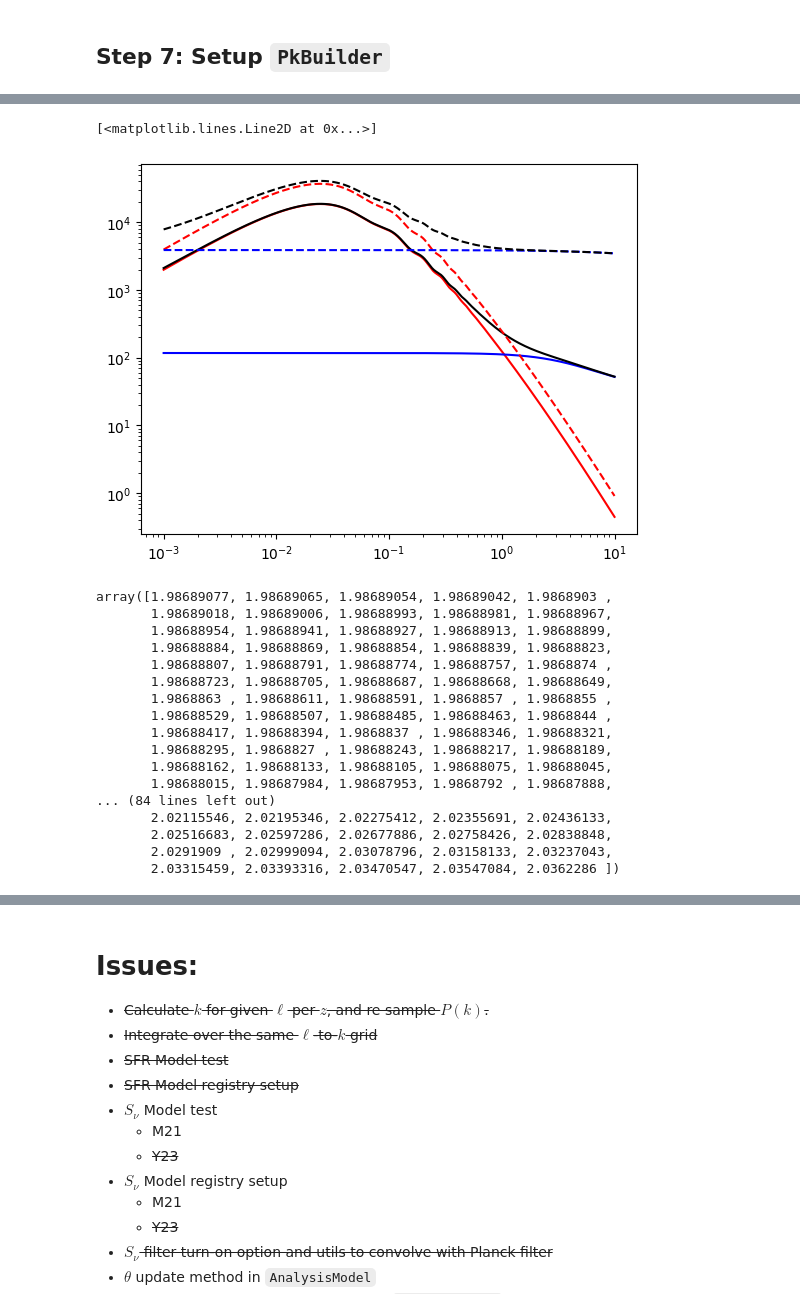
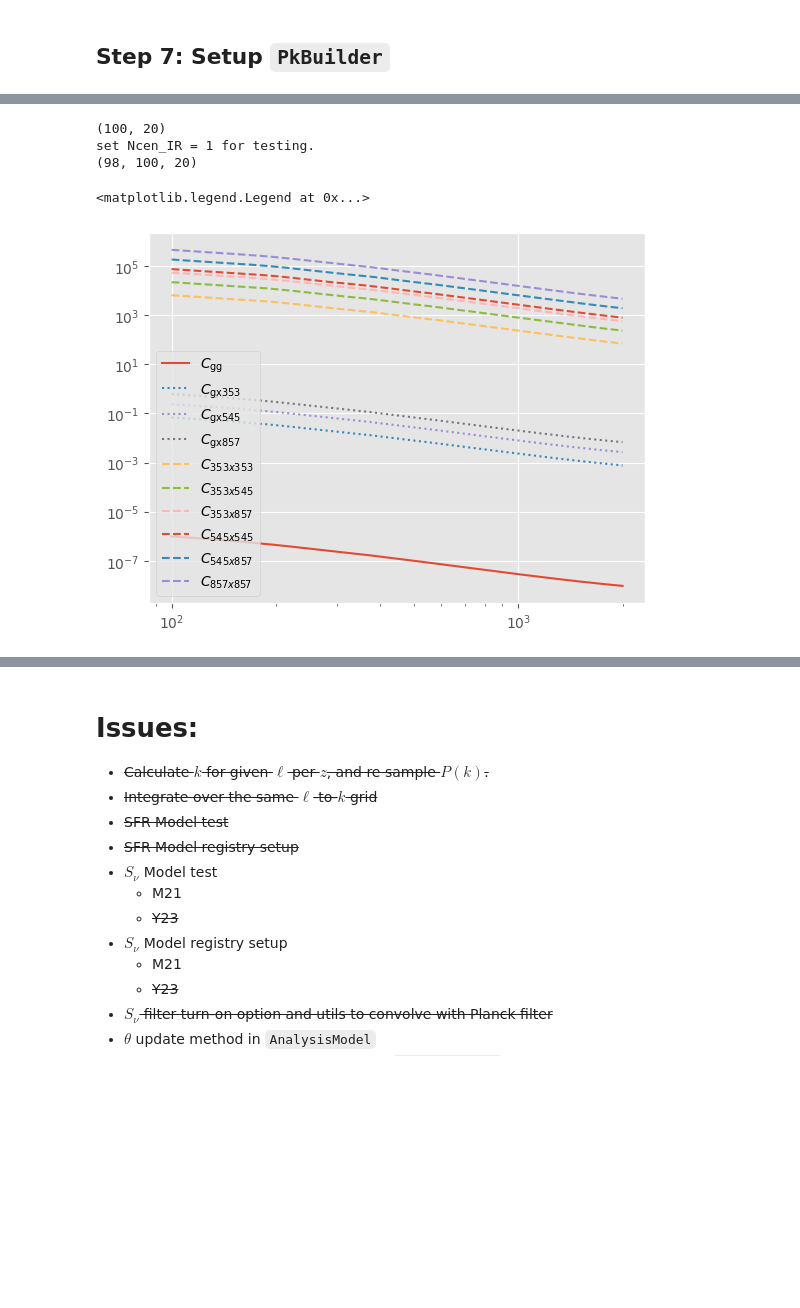
Before and after one commit to destrys/galCIB, a Jupyter notebook: notebooks/scratch-temp.ipynb, the cells around one changed output, grey strips where cells are left out. Saved outputs shown, nothing was run; the diff lists cells and outputs as text; code cells hidden in the pictures; blank space fills up the shorter version.

```diff
--- a/notebooks/scratch-temp.ipynb
+++ b/notebooks/scratch-temp.ipynb
@@ -514,5 +312,0 @@ jnu = cib.compute_djc(theta_sfr, theta_snu, theta_hod)  # shape: (Nfilters, Nm,
-# %%
-theta_cen = np.array([5.47, 11.64, 0.30, 0.1]) # gamma, log10Mc, sigmaM, Ac
-theta_sat = np.array([0.41, 10**11.20, 10**13.84, 1]) # As, M0, M1, alpha_sat
-#theta_prof = np.array([0.58, 6.14, 0.67]) # fexp, tau, lambda_NFW
-theta_prof = np.array([0, 6.14, 1]) # fexp, tau, lambda_NFW
@@ -634,34 +317,40 @@ pow3d_unwise = PkBuilder(cosmo,elg_hod_model,elg_sat_profile,
-# %%
-plt.loglog(cosmo.k, pow3d.Pgg_2h[:,1], ls = 'solid',c='r')
-plt.loglog(cosmo.k, pow3d.Pgg_1h[:,1], ls = 'solid',c='b')
-plt.loglog(cosmo.k, pow3d.Pgg_2h[:,1] + pow3d.Pgg_1h[:,1],
-           ls = 'solid', c = 'k')
-
-
-plt.loglog(cosmo.k, pow3d_unwise.Pgg_2h[:,1], ls ='dashed',c='r')
-plt.loglog(cosmo.k, pow3d_unwise.Pgg_1h[:,1], ls ='dashed',c='b')
-plt.loglog(cosmo.k, pow3d_unwise.Pgg_2h[:,1] + pow3d_unwise.Pgg_1h[:,1],
-           ls ='dashed',c='k')
-# %% [output]
-[<matplotlib.lines.Line2D at 0x...>]
-[figure, removed]
-# %%
-pow3d_unwise.Pgg_2h[:,1]/pow3d.Pgg_2h[:,1]
-# %% [output]
-array([1.98689077, 1.98689065, 1.98689054, 1.98689042, 1.9868903 ,
-       1.98689018, 1.98689006, 1.98688993, 1.98688981, 1.98688967,
-       1.98688954, 1.98688941, 1.98688927, 1.98688913, 1.98688899,
-       1.98688884, 1.98688869, 1.98688854, 1.98688839, 1.98688823,
-       1.98688807, 1.98688791, 1.98688774, 1.98688757, 1.9868874 ,
-       1.98688723, 1.98688705, 1.98688687, 1.98688668, 1.98688649,
-       1.9868863 , 1.98688611, 1.98688591, 1.9868857 , 1.9868855 ,
-       1.98688529, 1.98688507, 1.98688485, 1.98688463, 1.9868844 ,
-       1.98688417, 1.98688394, 1.9868837 , 1.98688346, 1.98688321,
-       1.98688295, 1.9868827 , 1.98688243, 1.98688217, 1.98688189,
-       1.98688162, 1.98688133, 1.98688105, 1.98688075, 1.98688045,
-       1.98688015, 1.98687984, 1.98687953, 1.9868792 , 1.98687888,
-... (84 lines left out)
-       2.02115546, 2.02195346, 2.02275412, 2.02355691, 2.02436133,
-       2.02516683, 2.02597286, 2.02677886, 2.02758426, 2.02838848,
-       2.0291909 , 2.02999094, 2.03078796, 2.03158133, 2.03237043,
-       2.03315459, 2.03393316, 2.03470547, 2.03547084, 2.0362286 ])
+# %%
+analysis = {}
+
+analysis['M21'] = AnalysisModel(cosmology=cosmo,
+                         survey=elg_survey,
+                         pk3d=pk_survey['M21'])
+# %%
+cgg, cgI, cII = analysis['M21'].update_cl(
+    theta_cen=theta_cen,
+                     theta_sat=theta_sat,
+                     theta_prof=theta_prof,
+                     theta_sfr=theta_sfr['M21'],
+                     theta_snu=theta_snu['M21'],
+                     theta_IR_hod=theta_IR['M21'],
+                     hmalpha=1)
+# %% [output]
+(100, 20)
+set Ncen_IR = 1 for testing.
+(98, 100, 20)
+# %%
+plt.loglog(elg_survey.ells,
+           cgg, label = r'$C_{\rm gg}$')
+
+nulist = ['353', '545', '857']
+
+for i in range(3):
+    plt.loglog(elg_survey.ells, cgI[i,:],
+               label = fr'$C_{{\rm gx{nulist[i]}}}$',
+               ls = 'dotted')
+
+for i in range(6):
+    a,b = pk_survey['M21'].twoh_pairs[i]
+    plt.loglog(elg_survey.ells, cII[i,:],
+               label = fr'$C_{{{nulist[a]}x{nulist[b]}}}$',
+               ls = 'dashed')
+
+plt.legend(loc='best')
+# %% [output]
+<matplotlib.legend.Legend at 0x...>
+[figure, added]
```
Also changed, not shown: parts of 94 cells of this notebook, 14 other files.
